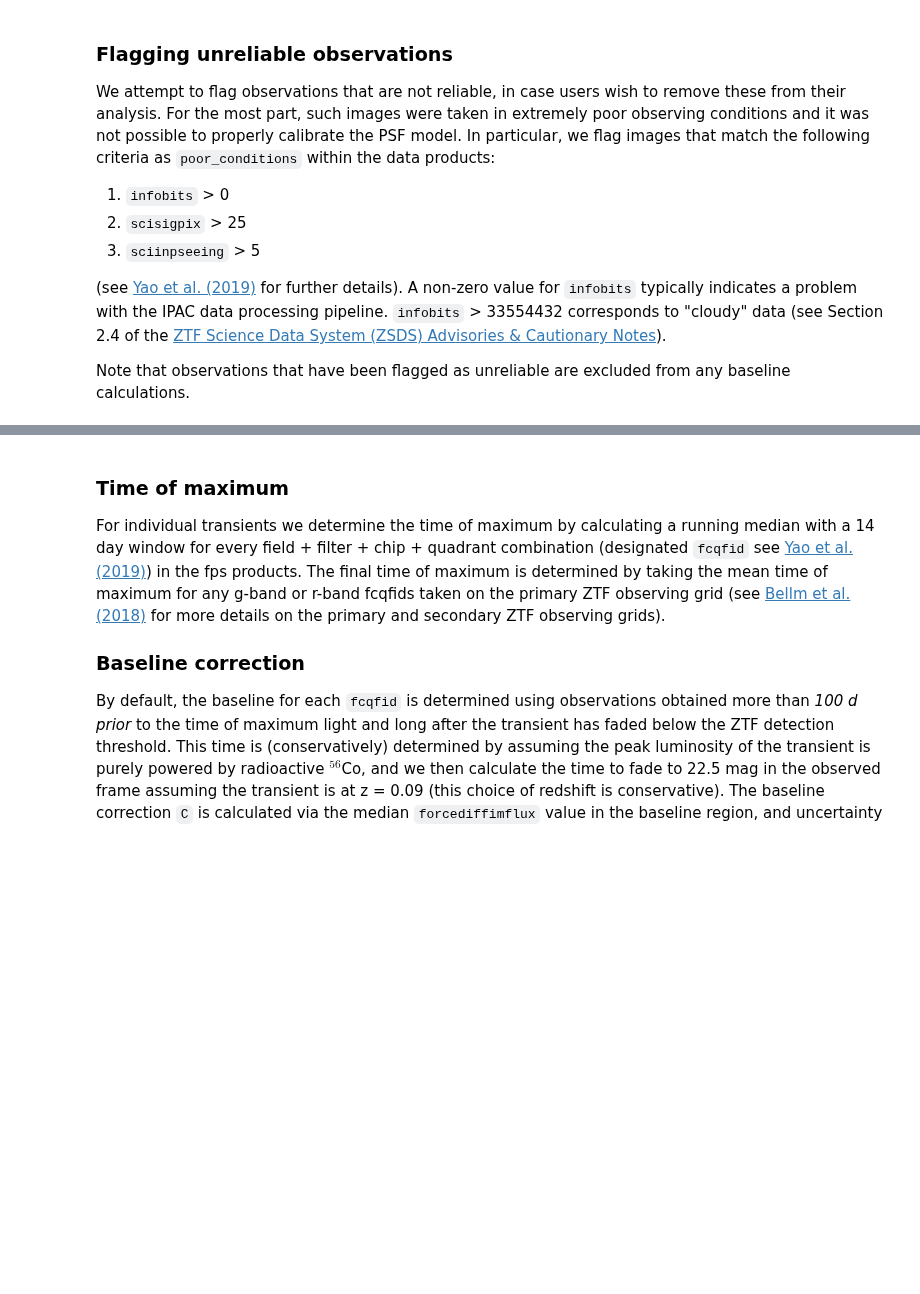
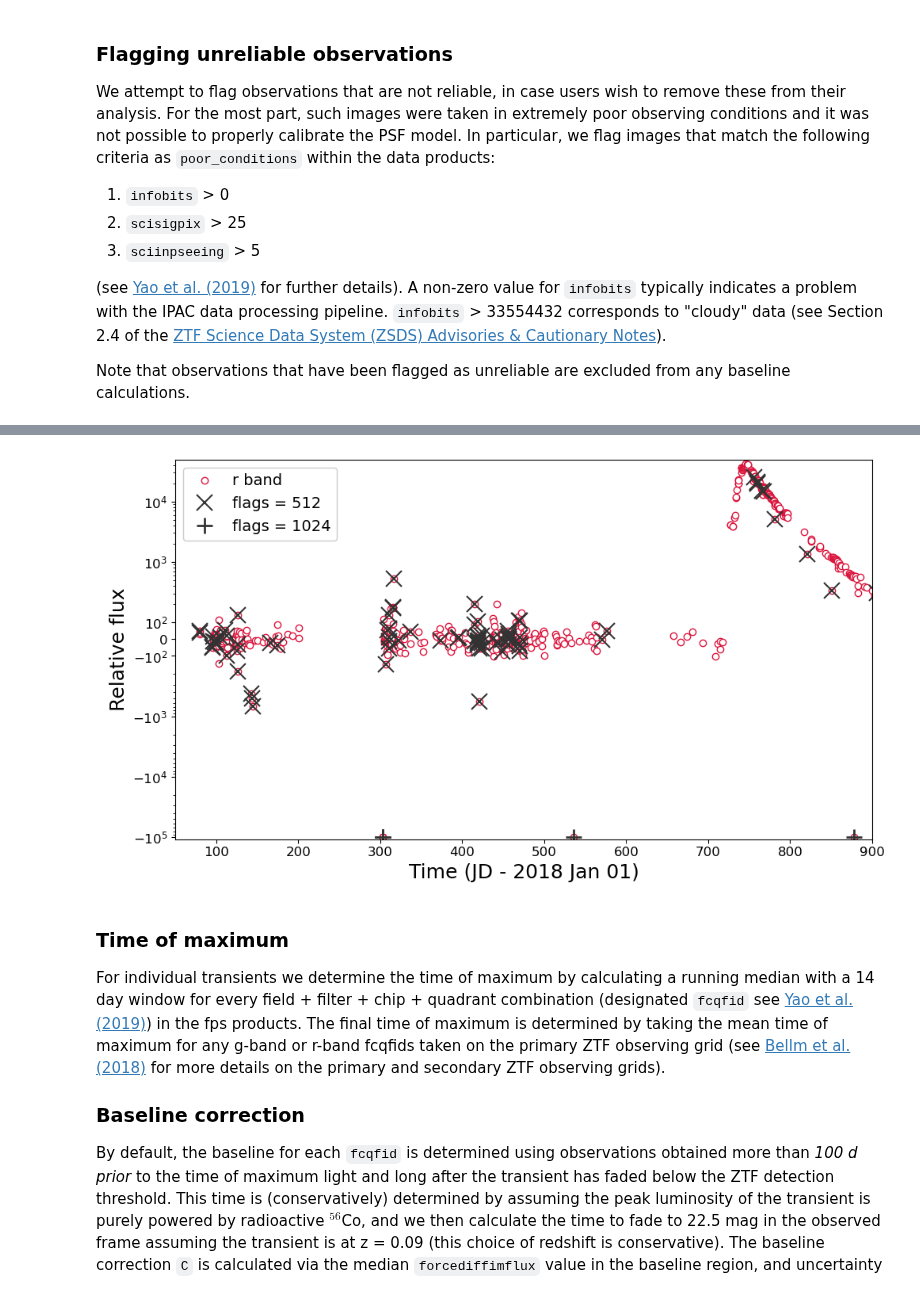
Before and after one commit to BrightTransientSurvey/ztf_forced_phot, a Jupyter notebook: explanation/CalibratedFPSPhot.ipynb, the cells around one changed output, grey strips where cells are left out. Cells and saved outputs as stored; diff of their text form; code cells hidden in the pictures; blank space fills up the shorter version.

```diff
--- a/explanation/CalibratedFPSPhot.ipynb
+++ b/explanation/CalibratedFPSPhot.ipynb
@@ -39,14 +37,14 @@ fp_df = calibrate_fps.read_ipac_fps('../fps_data/ZTF19adcecwu.txt')
 
 jdstart = 2458119.5 # 2018 Jan 01
 t_peak = 2458862.4618663252
-r_band = np.where(fp_df.fcqfid.values == 8191332)
+r_band = np.where(fp_df.fcqfid.values == 8191342)
 
-bad_obs = np.where((fp_df.fcqfid.values == 8191332) &
+bad_obs = np.where((fp_df.fcqfid.values == 8191342) &
                    ( (fp_df.infobitssci.values != 0)
                    )
                   )
 
-no_output = np.where((fp_df.fcqfid.values == 8191332) &
+no_output = np.where((fp_df.fcqfid.values == 8191342) &
                    ( (fp_df.forcediffimfluxunc.values < -99998)
                    )
                   )
@@ -54,7 +52,7 @@ no_output = np.where((fp_df.fcqfid.values == 8191332) &
 roll_med = fp_df.iloc[r_band].forcediffimflux.rolling('14D', center=True).median().values
 
 
-fig, ax = plt.subplots(figsize=(10,6))
+fig, ax = plt.subplots(figsize=(10,5.5))
 
 
 ax.plot(fp_df.jd.values[r_band] - jdstart,
@@ -65,12 +63,12 @@ ax.plot(fp_df.jd.values[r_band] - jdstart,
 ax.plot(fp_df.jd.values[bad_obs] - jdstart,
         fp_df.forcediffimflux.values[bad_obs],
         'x', ms=14, mec='0.2', mew=1.5,
-        label='flags = 256')
+        label='flags = 512')
 
 ax.plot(fp_df.jd.values[no_output] - jdstart,
         fp_df.forcediffimflux.values[no_output],
         '+', ms=14, mec='0.2', mew=2,
-        label='flags = 512')
+        label='flags = 1024')
 
 
 ax.set_xlim(50, 900)
@@ -78,11 +76,14 @@ ax.set_yscale('symlog',
               linthresh=100,
               linscale=0.25,
               subs=[2, 3, 4, 5, 6, 7, 8, 9])
-ax.legend(loc=2, fontsize=14, framealpha=1)
+leg = ax.legend(loc=2, fontsize=14,  fancybox=True)
+leg.get_frame().set_alpha(None)
+leg.get_frame().set_facecolor((1,1,1,0.01))
 
 ax.set_ylabel('Relative flux', fontsize=18)
 ax.set_xlabel('Time (JD - 2018 Jan 01)', fontsize = 18)
 ax.tick_params(axis='both', labelsize=12)
-fig.tight_layout()
-fig.savefig('../images/flagged_obs.jpg')
+# fig.tight_layout()
+fig.subplots_adjust(right=0.98, left=0.1, top=0.98)
+fig.savefig('../images/flagged_obs.png', transparent=True)
 # %% [output]
@@ -91,3 +90,4 @@ fig.savefig('../images/flagged_obs.jpg')
+[figure, added]
 # %% [markdown]
 ### Time of maximum
 
```
Also changed, not shown: parts of 5 cells of this notebook, 3 other files.
